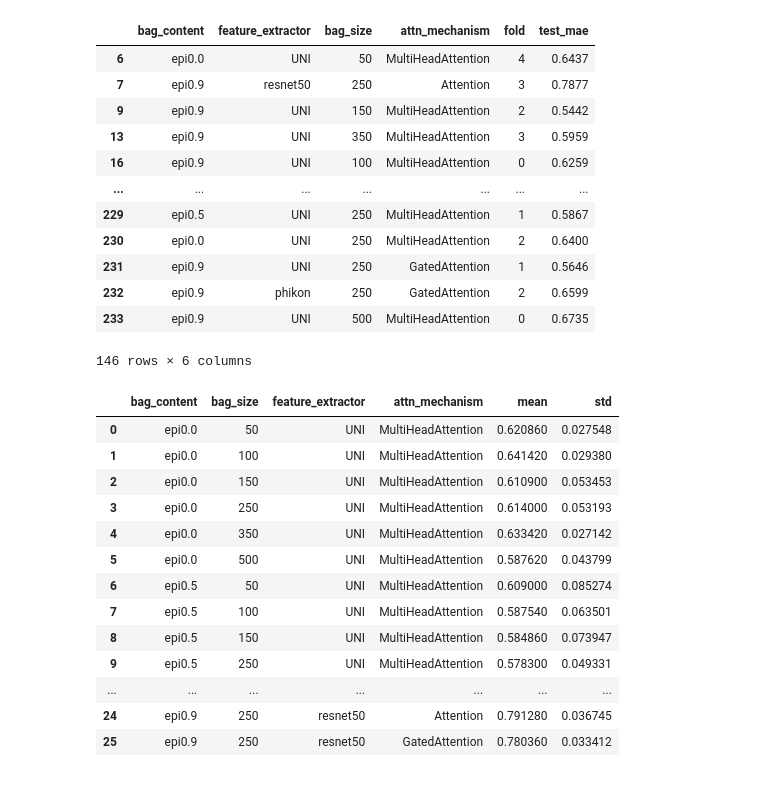
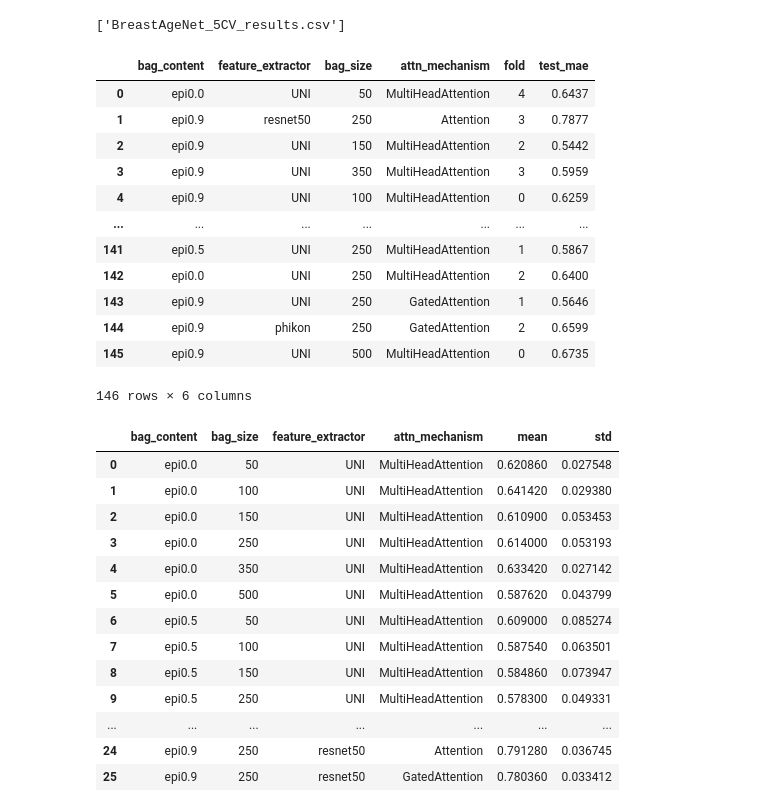
Before and after one commit to cancerbioinformatics/BreastAgeNet, a Jupyter notebook: notebooks/Fig1.ipynb, the cells around one changed output. Cells and saved outputs as stored; diff of their text form; code cells hidden in the pictures.

```diff
--- a/notebooks/Fig1.ipynb
+++ b/notebooks/Fig1.ipynb
@@ -7,41 +7,29 @@ import matplotlib.pyplot as plt
 import re
 import seaborn as sns
 import matplotlib.pyplot as plt
-# %%
-# Load five-fold cross-validation results
-filenames = glob.glob("/cephfs/volumes/hpc_data_prj/cb_normalbreast/5bd8c988-b2ab-4eb6-b25f-6e47c2c4b969/prj_BreastAgeNet/RESULTs/main/train_cv/*TestMAE*.png")
-filenames = [os.path.basename(i) for i in filenames if ".png" in i]
-pattern = r"(?P<bag_content>epi0\.\d)_(?P<feature_extractor>\w+)_(?P<bag_size>\d+)_(?P<attn_mechanism>\w+)_fold(?P<fold>\d+)_TrainValLoss_TestMAE_(?P<test_mae>\d+\.\d+)\.png"
-
-cv_results = []
-for filename in filenames:
-    match = re.match(pattern, filename)
-    if match:
-        cv_results.append(match.groupdict())
-
-cv_results = pd.DataFrame(cv_results)
-cv_results['bag_size'] = cv_results['bag_size'].astype(int)
-cv_results['test_mae'] = cv_results['test_mae'].astype(float)
-cv_results['fold'] = cv_results['fold'].astype(int)
-cv_results = cv_results.loc[cv_results['bag_content'] != 'epi0.7', :].copy()
-cv_results = cv_results[~((cv_results['bag_size'].isin([50, 100, 150, 350, 500])) &
-                          (cv_results['feature_extractor'] == 'resnet50'))]
-cv_results = cv_results[~((cv_results['bag_content'] == 'epi0.0') & (cv_results['feature_extractor'] != 'UNI'))]
-cv_results
-# %% [output]
-|  | bag_content | feature_extractor | bag_size | attn_mechanism | fold | test_mae |
-| 6 | epi0.0 | UNI | 50 | MultiHeadAttention | 4 | 0.6437 |
-| 7 | epi0.9 | resnet50 | 250 | Attention | 3 | 0.7877 |
-| 9 | epi0.9 | UNI | 150 | MultiHeadAttention | 2 | 0.5442 |
-| 13 | epi0.9 | UNI | 350 | MultiHeadAttention | 3 | 0.5959 |
-| 16 | epi0.9 | UNI | 100 | MultiHeadAttention | 0 | 0.6259 |
-| ... | ... | ... | ... | ... | ... | ... |
-| 229 | epi0.5 | UNI | 250 | MultiHeadAttention | 1 | 0.5867 |
-| 230 | epi0.0 | UNI | 250 | MultiHeadAttention | 2 | 0.6400 |
-| 231 | epi0.9 | UNI | 250 | GatedAttention | 1 | 0.5646 |
-| 232 | epi0.9 | phikon | 250 | GatedAttention | 2 | 0.6599 |
-| 233 | epi0.9 | UNI | 500 | MultiHeadAttention | 0 | 0.6735 |
-146 rows × 6 columns
+# %%
+basedir = '/app/figures/Fig1'
+os.listdir(basedir)
+# %% [output]
+['BreastAgeNet_5CV_results.csv']
+# %%
+# Load five-fold cross-validation results
+cv_results = pd.read_csv(f"{basedir}/BreastAgeNet_5CV_results.csv")
+cv_results
+# %% [output]
+|  | bag_content | feature_extractor | bag_size | attn_mechanism | fold | test_mae |
+| 0 | epi0.0 | UNI | 50 | MultiHeadAttention | 4 | 0.6437 |
+| 1 | epi0.9 | resnet50 | 250 | Attention | 3 | 0.7877 |
+| 2 | epi0.9 | UNI | 150 | MultiHeadAttention | 2 | 0.5442 |
+| 3 | epi0.9 | UNI | 350 | MultiHeadAttention | 3 | 0.5959 |
+| 4 | epi0.9 | UNI | 100 | MultiHeadAttention | 0 | 0.6259 |
+| ... | ... | ... | ... | ... | ... | ... |
+| 141 | epi0.5 | UNI | 250 | MultiHeadAttention | 1 | 0.5867 |
+| 142 | epi0.0 | UNI | 250 | MultiHeadAttention | 2 | 0.6400 |
+| 143 | epi0.9 | UNI | 250 | GatedAttention | 1 | 0.5646 |
+| 144 | epi0.9 | phikon | 250 | GatedAttention | 2 | 0.6599 |
+| 145 | epi0.9 | UNI | 500 | MultiHeadAttention | 0 | 0.6735 |
+146 rows × 6 columns
 # %%
 # Summarise five-fold cross-validation results
 stat_df = cv_results.copy()
```
Also changed, not shown: parts of 3 cells of this notebook, 1 other file.
